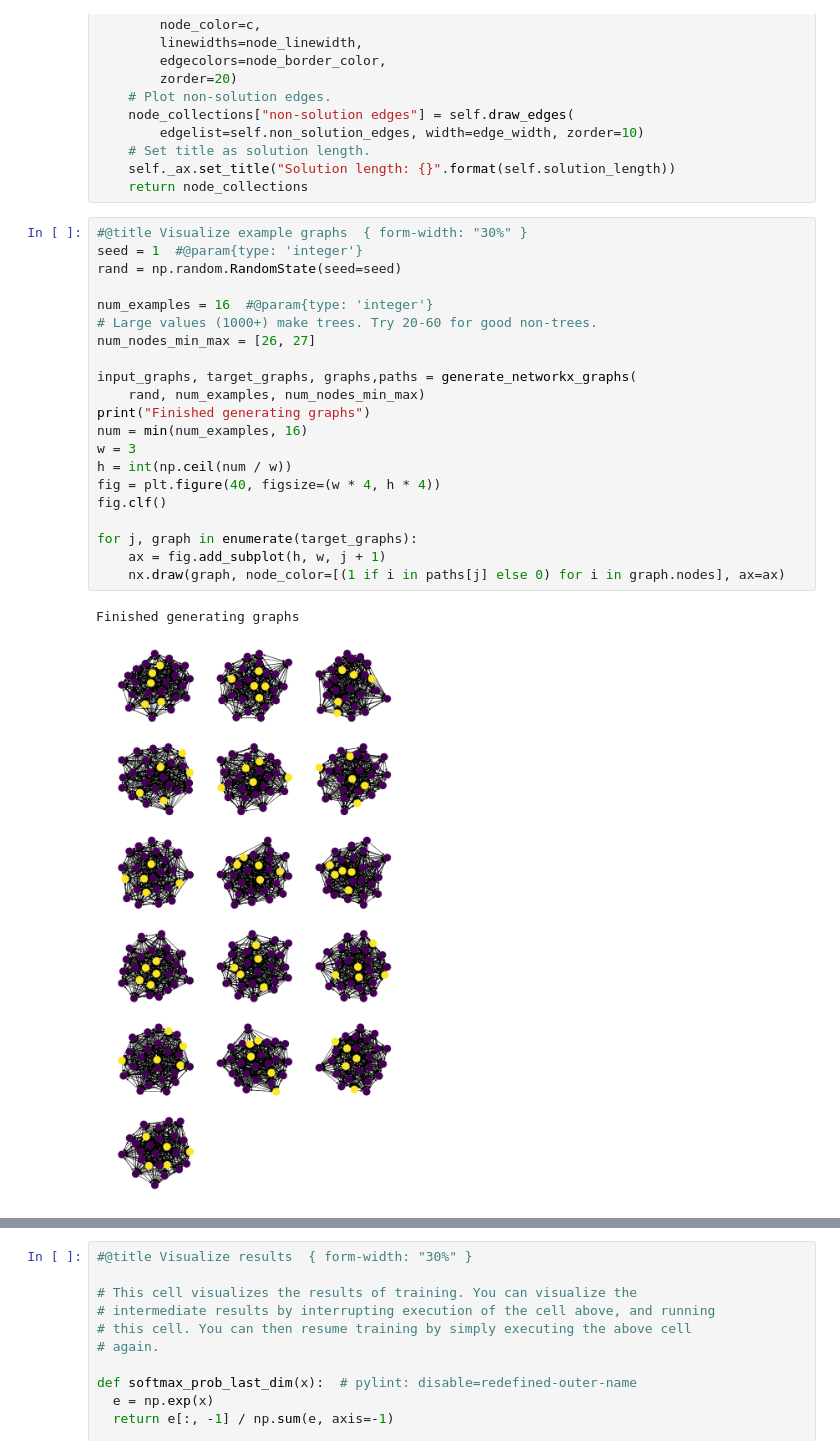
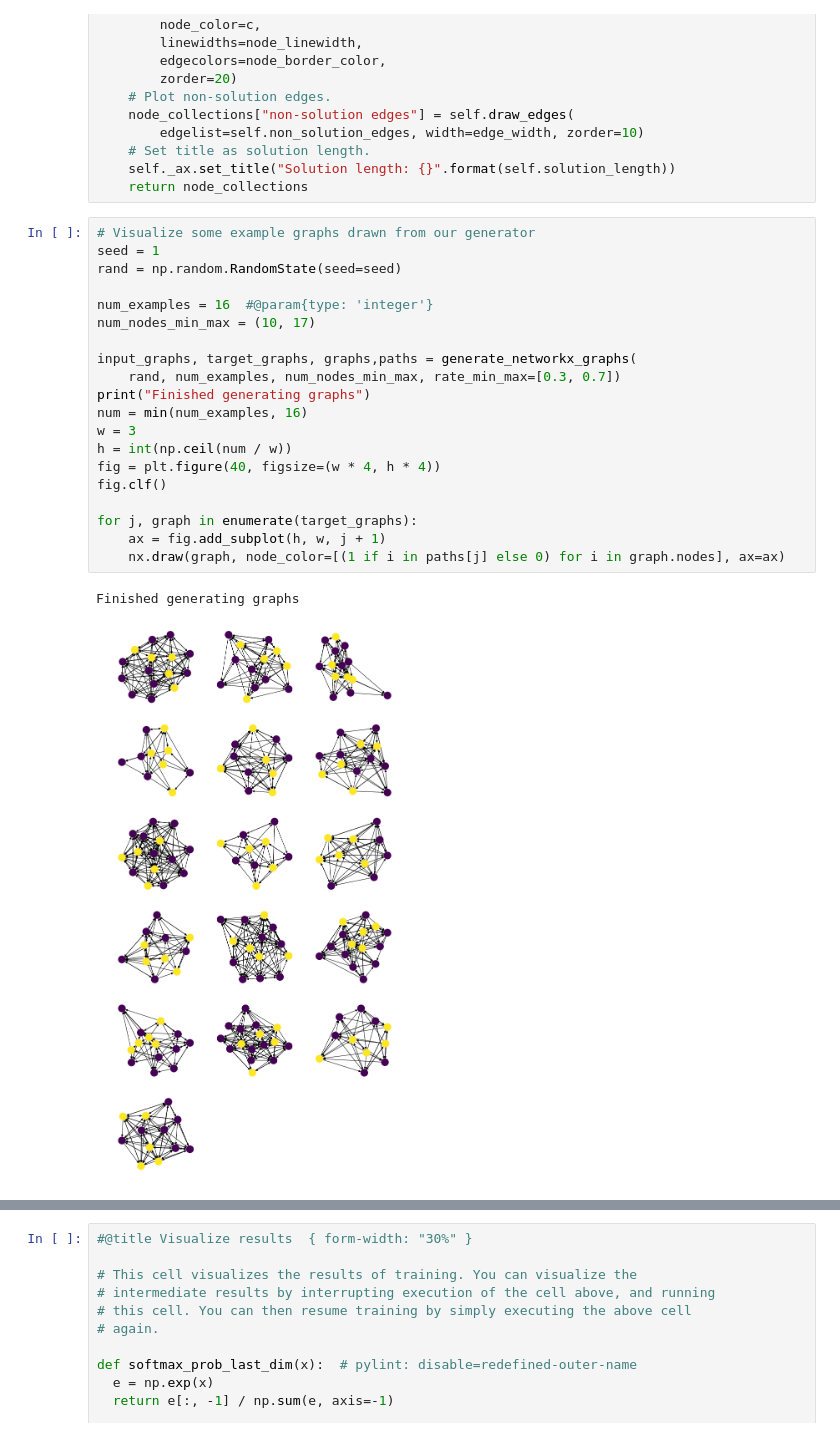
Before and after one commit to hugcis/graph_nets-IM, a Jupyter notebook: oracle_net.ipynb, the cells around one changed output, grey strips where cells are left out. Drawn from its saved outputs; the diff is of its cells as text.

```diff
--- a/oracle_net.ipynb
+++ b/oracle_net.ipynb
@@ -566,27 +579,26 @@ class GraphPlotter(object):
     self._ax.set_title("Solution length: {}".format(self.solution_length))
     return node_collections
 # %%
-#@title Visualize example graphs  { form-width: "30%" }
-seed = 1  #@param{type: 'integer'}
+# Visualize some example graphs drawn from our generator
+seed = 1
 rand = np.random.RandomState(seed=seed)
 
 num_examples = 16  #@param{type: 'integer'}
-# Large values (1000+) make trees. Try 20-60 for good non-trees.
-num_nodes_min_max = [26, 27]
+num_nodes_min_max = (10, 17)
 
 input_graphs, target_graphs, graphs,paths = generate_networkx_graphs(
-    rand, num_examples, num_nodes_min_max)
+    rand, num_examples, num_nodes_min_max, rate_min_max=[0.3, 0.7])
 print("Finished generating graphs")
 num = min(num_examples, 16)
 w = 3
 h = int(np.ceil(num / w))
 fig = plt.figure(40, figsize=(w * 4, h * 4))
 fig.clf()
 
 for j, graph in enumerate(target_graphs):
     ax = fig.add_subplot(h, w, j + 1)
     nx.draw(graph, node_color=[(1 if i in paths[j] else 0) for i in graph.nodes], ax=ax)
 # %% [output]
 Finished generating graphs
-[figure, old version]
+[figure, new version]
 # %%
```
Also changed, not shown: parts of 4 cells of this notebook.
